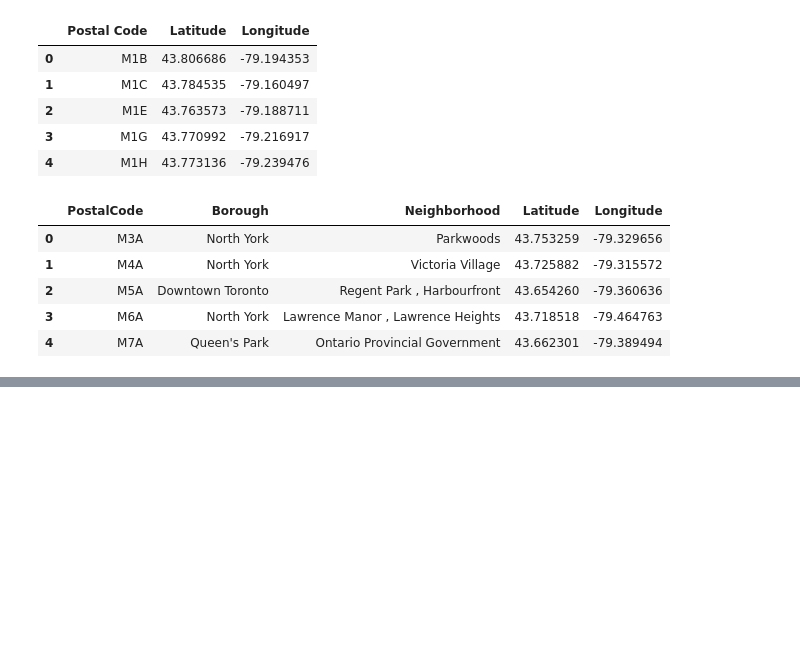
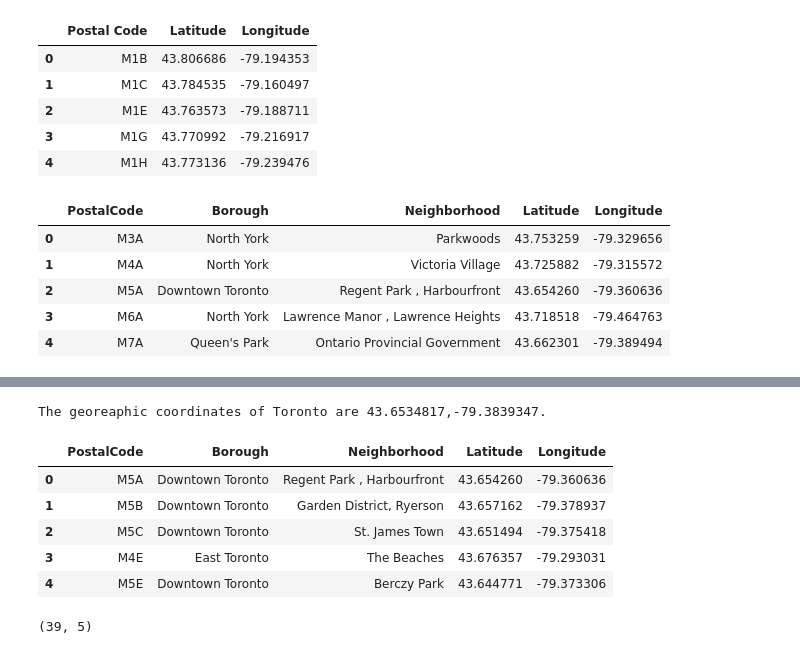
Before and after one commit to lotramo/Coursera_Capstone, a Jupyter notebook: Coursera Capstone Data Science.ipynb, the cells around one changed output, grey strips where cells are left out. Cells and saved outputs as stored; diff of their text form; code cells hidden in the pictures; blank space fills up the shorter version.

```diff
--- a/Coursera Capstone Data Science.ipynb
+++ b/Coursera Capstone Data Science.ipynb
@@ -192,0 +254,25 @@ neighborhoods_merged.head()
+# %%
+# get the Latitude and Longitude from Toronto to create a map
+address = 'Toronto,ON'
+geolocator = Nominatim(user_agent = "to_explorer")
+location = geolocator.geocode(address)
+latitude = location.latitude
+longitude = location.longitude
+print('The georeaphic coordinates of Toronto are {},{}.'.format(latitude,longitude))
+# %% [output]
+The georeaphic coordinates of Toronto are 43.6534817,-79.3839347.
+# %%
+# reduce the Dataset to Toronto
+toronto_data = neighborhoods_merged[neighborhoods_merged['Borough'].str.contains('Toronto')].reset_index(drop=True)
+toronto_data.head()
+# %% [output]
+|  | PostalCode | Borough | Neighborhood | Latitude | Longitude |
+| 0 | M5A | Downtown Toronto | Regent Park , Harbourfront | 43.654260 | -79.360636 |
+| 1 | M5B | Downtown Toronto | Garden District, Ryerson | 43.657162 | -79.378937 |
+| 2 | M5C | Downtown Toronto | St. James Town | 43.651494 | -79.375418 |
+| 3 | M4E | East Toronto | The Beaches | 43.676357 | -79.293031 |
+| 4 | M5E | Downtown Toronto | Berczy Park | 43.644771 | -79.373306 |
+# %%
+toronto_data.shape
+# %% [output]
+(39, 5)
```
Also changed, not shown: parts of 13 cells of this notebook.
